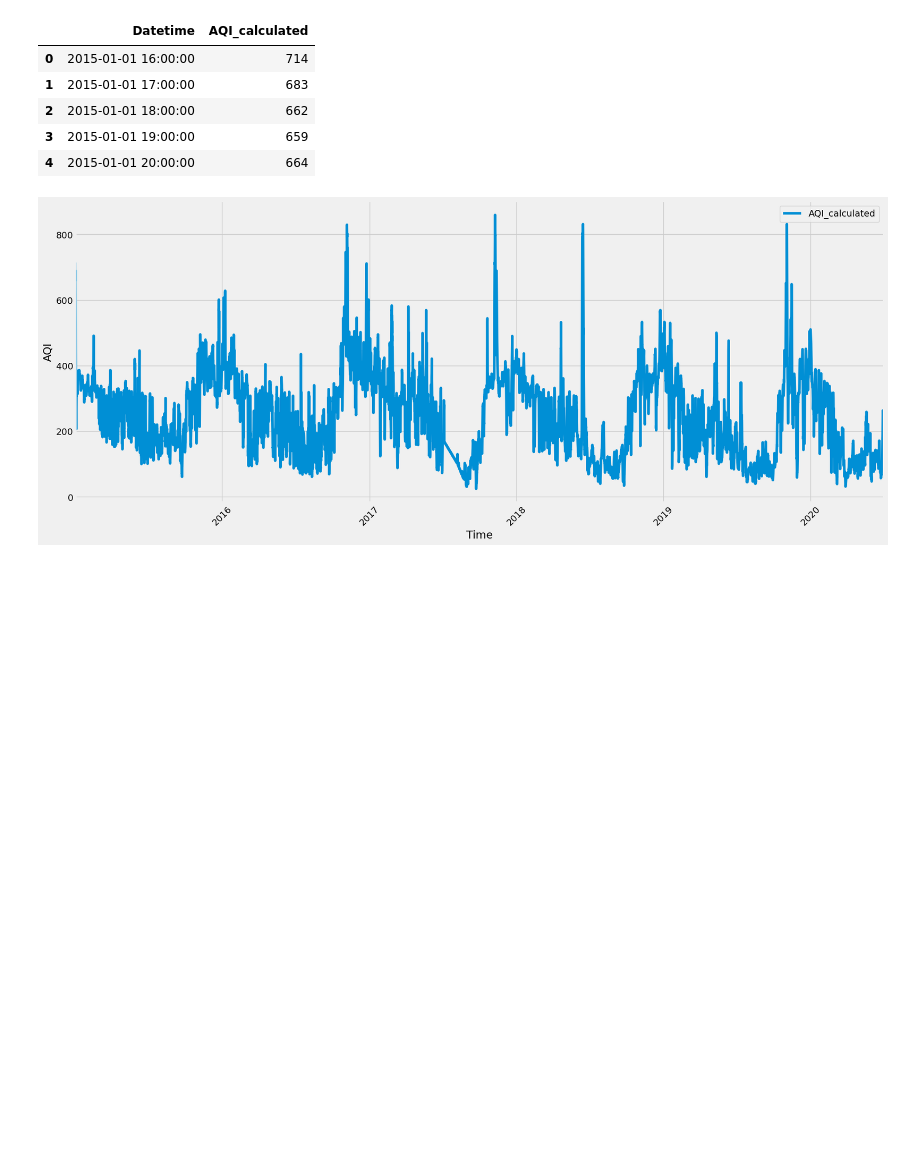
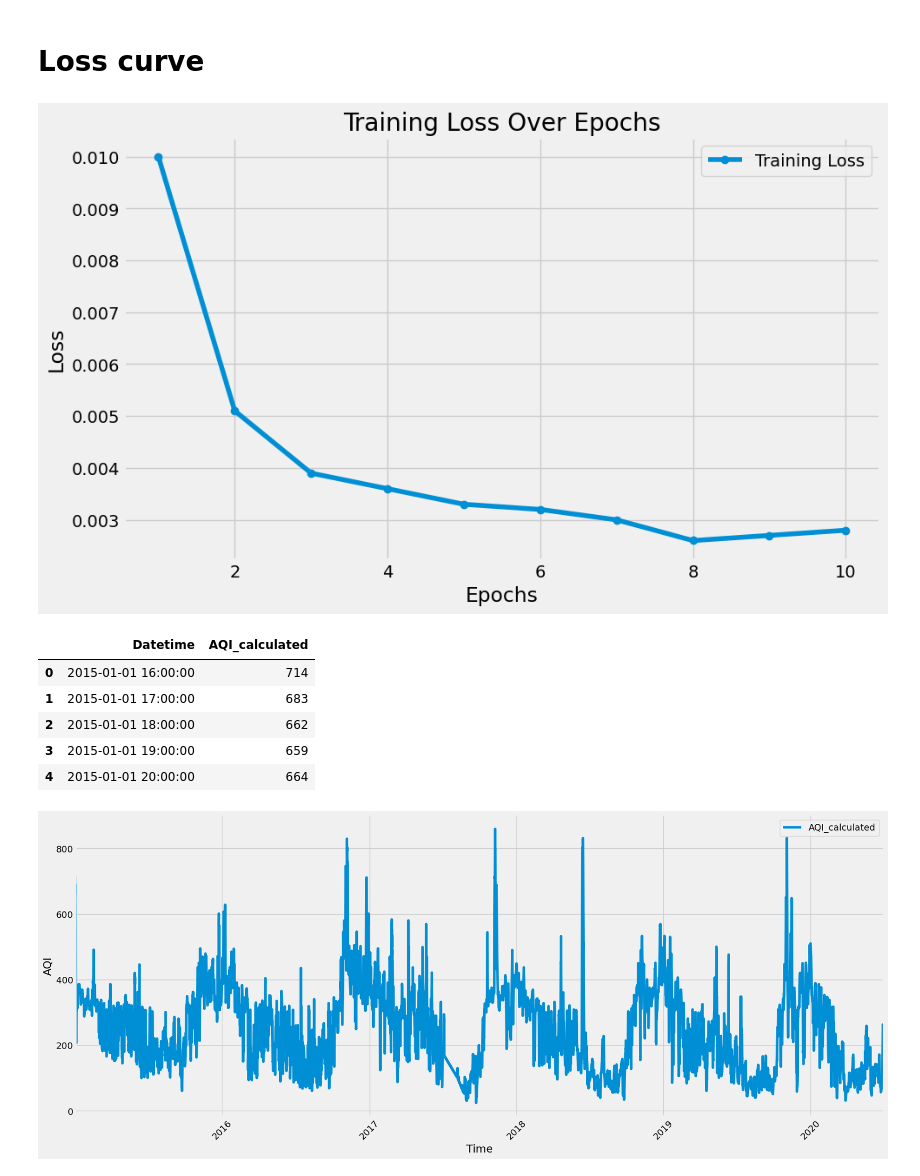
Before and after one commit to longhoangth/Assignment, a Jupyter notebook: Data Storage & Analysis/Code/graph.ipynb, the cells around one changed output. Drawn from its saved outputs; the diff is of its cells as text; code cells hidden in the pictures; blank space fills up the shorter version.

```diff
--- a/Data Storage & Analysis/Code/graph.ipynb
+++ b/Data Storage & Analysis/Code/graph.ipynb
@@ -17,6 +17,24 @@ pd.options.display.max_columns = 50
 %matplotlib inline
 warnings.filterwarnings("ignore")
 import math
+# %% [markdown]
+# Loss curve
+# %%
+# Example data
+epochs = [1, 2, 3, 4, 5, 6, 7, 8, 9, 10]
+loss = [0.01, 0.0051, 0.0039, 0.0036, 0.0033, 0.0032, 0.0030, 0.0026, 0.0027, 0.0028]
+
+# Plotting the loss curve
+plt.figure(figsize=(10, 6))
+plt.plot(epochs, loss, label='Training Loss', marker='o')
+plt.xlabel('Epochs')
+plt.ylabel('Loss')
+plt.title('Training Loss Over Epochs')
+plt.legend()
+plt.grid(True)
+plt.show()
+# %% [output]
+[figure, added]
 # %%
 df = pd.read_csv('india-air-quality-2015-2020/Delhi/aqi.csv', parse_dates=["Datetime"])
 # %%
```
Also changed, not shown: 20 other files.
